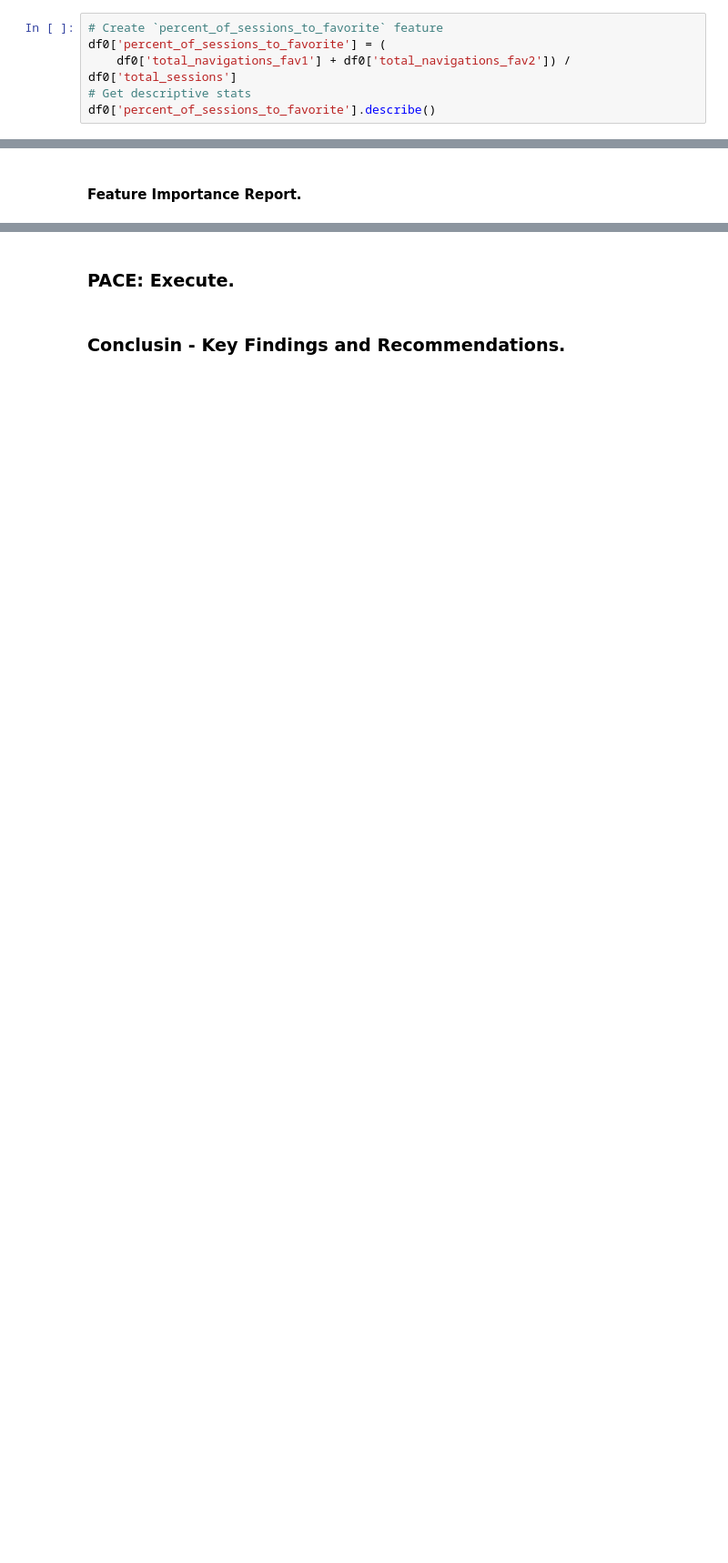
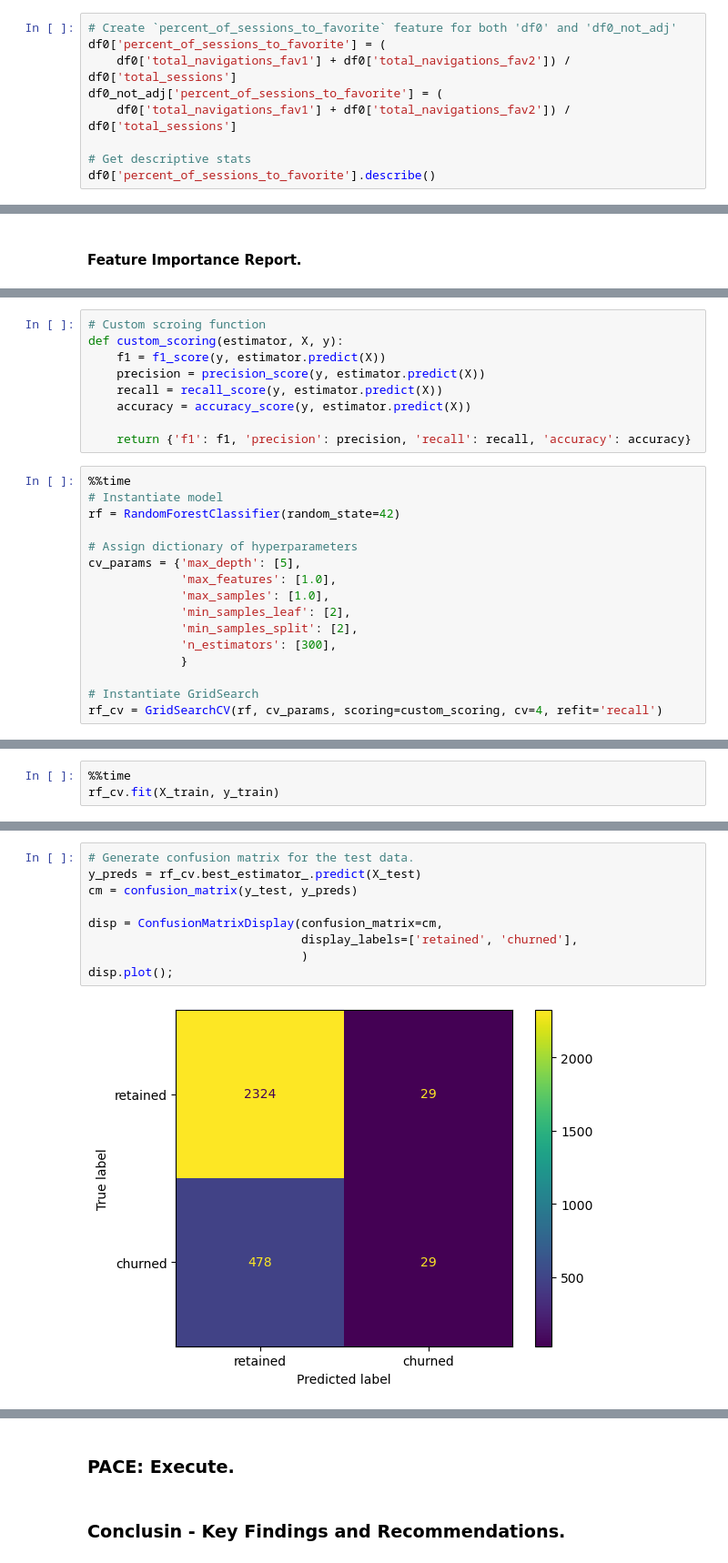
Before and after one commit to mike3763/Churn-prediction, a Jupyter notebook: Waze.ipynb, the cells around one changed output, grey strips where cells are left out. Shown at 91% size. Cells and saved outputs as stored; diff of their text form; blank space fills up the shorter version.

```diff
--- a/Waze.ipynb
+++ b/Waze.ipynb
@@ -1075,7 +1324,10 @@ Name: km_per_drive, dtype: float64
 # %%
-# Create `percent_of_sessions_to_favorite` feature
+# Create `percent_of_sessions_to_favorite` feature for both 'df0' and 'df0_not_adj'
 df0['percent_of_sessions_to_favorite'] = (
     df0['total_navigations_fav1'] + df0['total_navigations_fav2']) / df0['total_sessions']
+df0_not_adj['percent_of_sessions_to_favorite'] = (
+    df0['total_navigations_fav1'] + df0['total_navigations_fav2']) / df0['total_sessions']
+
 # Get descriptive stats
 df0['percent_of_sessions_to_favorite'].describe()
 # %% [output]
@@ -1262,0 +1606,25 @@ plt.show()
+# %%
+# Custom scroing function
+def custom_scoring(estimator, X, y):
+    f1 = f1_score(y, estimator.predict(X))
+    precision = precision_score(y, estimator.predict(X))
+    recall = recall_score(y, estimator.predict(X))
+    accuracy = accuracy_score(y, estimator.predict(X))
+
+    return {'f1': f1, 'precision': precision, 'recall': recall, 'accuracy': accuracy}
+# %%
+%%time
+# Instantiate model
+rf = RandomForestClassifier(random_state=42)
+
+# Assign dictionary of hyperparameters
+cv_params = {'max_depth': [5],
+             'max_features': [1.0],
+             'max_samples': [1.0],
+             'min_samples_leaf': [2],
+             'min_samples_split': [2],
+             'n_estimators': [300],
+             }
+
+# Instantiate GridSearch
+rf_cv = GridSearchCV(rf, cv_params, scoring=custom_scoring, cv=4, refit='recall')
@@ -1262,0 +1634,3 @@ plt.show()
+# %%
+%%time
+rf_cv.fit(X_train, y_train)
@@ -1262,0 +1713,11 @@ plt.show()
+# %%
+# Generate confusion matrix for the test data.
+y_preds = rf_cv.best_estimator_.predict(X_test)
+cm = confusion_matrix(y_test, y_preds)
+
+disp = ConfusionMatrixDisplay(confusion_matrix=cm,
+                              display_labels=['retained', 'churned'],
+                              )
+disp.plot();
+# %% [output]
+[figure, added]
```
Also changed, not shown: parts of 188 cells of this notebook.
